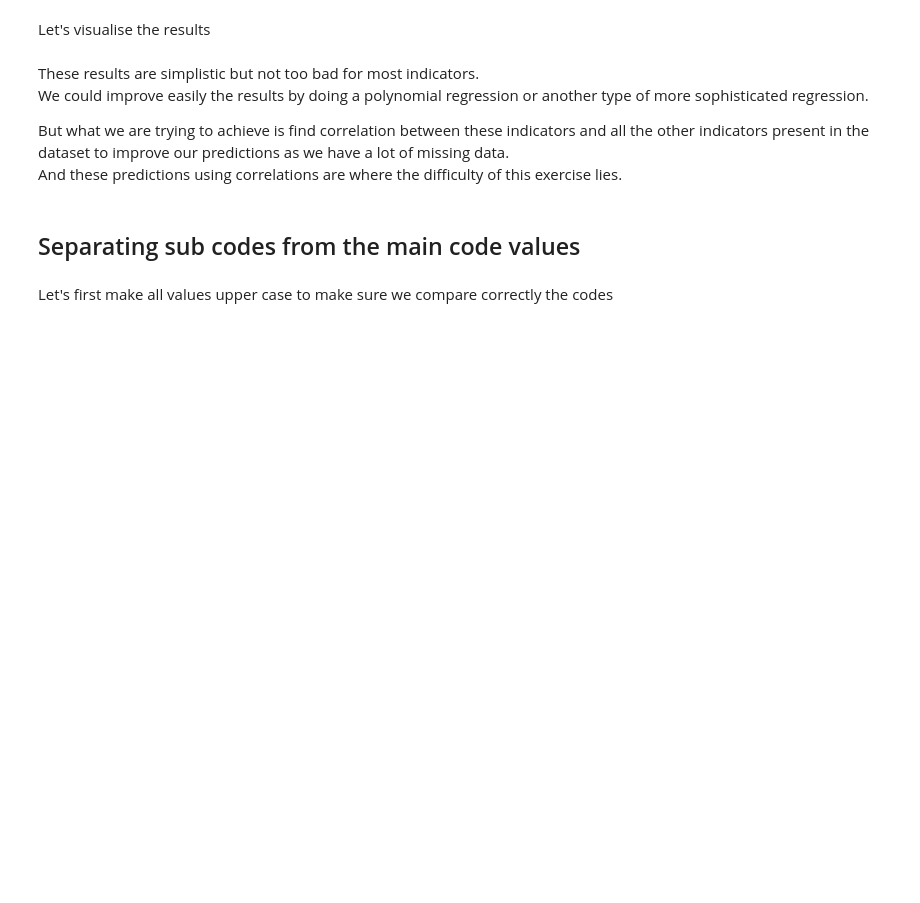
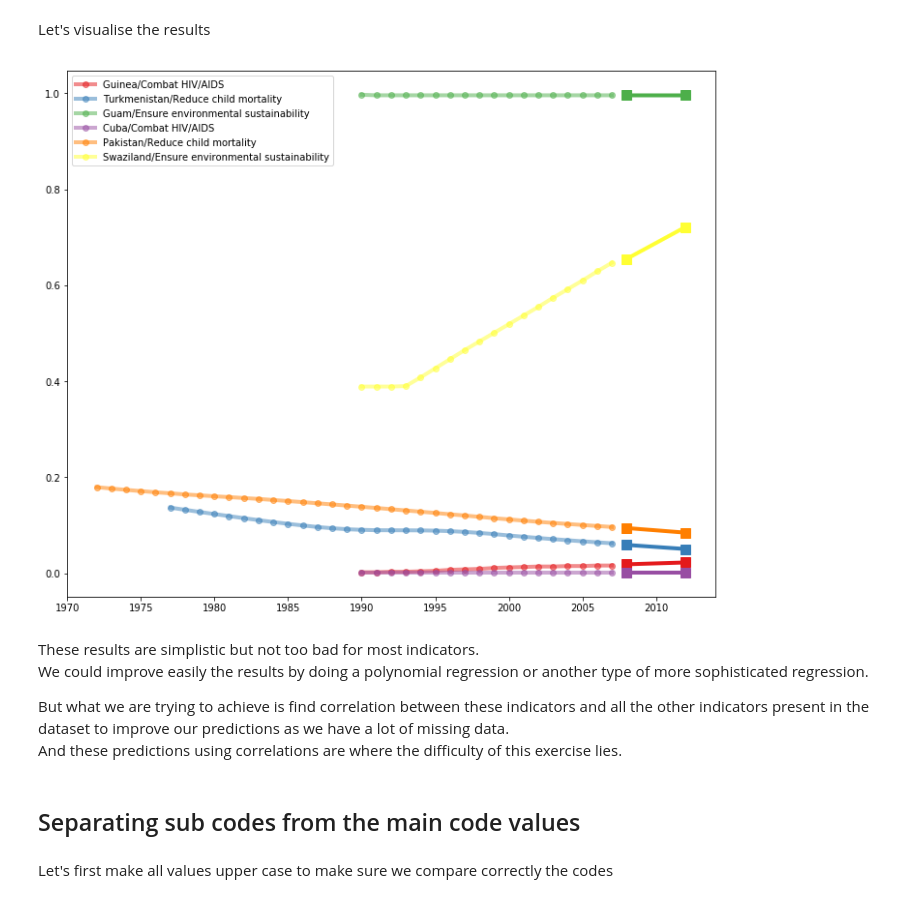
Before and after one commit to machine-learning-study-group/time-series-millenium-goals, a Jupyter notebook: 2-prepare-data.ipynb, the cells around one changed output. Drawn from its saved outputs; the diff is of its cells as text; code cells hidden in the pictures; blank space fills up the shorter version.

```diff
--- a/2-prepare-data.ipynb
+++ b/2-prepare-data.ipynb
@@ -253,6 +262,7 @@ def make_prediction(row):
 
     return pred_2008[0], pred_2012[0]
 # %%
-df_simple_preds = pd.DataFrame(df_submission_in_data.apply(make_prediction, axis=1).tolist(), index=df_submission_in_data.index, columns=['2008','2012'])
+df_simple_preds = pd.DataFrame(df_submission_in_data.apply(make_prediction, axis=1).tolist(), \
+                               index=df_submission_in_data.index, columns=['2008','2012'])
 # %%
 df_simple_preds.head()
@@ -267,7 +284,8 @@ def plot_predictions(df_train, df_pred, nbr_rows):
 
     fig, ax = plt.subplots(figsize=(12,10))
     for i,j in zip(rows_to_plot, range(nbr_rows)):
-        if j >= len(colors): j -= len(colors)
+        if j >= len(colors):
+            j -= len(colors)
         ax.plot(df_train.loc[i, '1972':'2007'].dropna().index.astype(int),
                 df_train.loc[i, '1972':'2007'].dropna().values,
                 label=df_train.loc[i, 'Country_Name']+ '/' + df_train.loc[i, 'Series_Name'],
@@ -285,7 +303,9 @@ def plot_predictions(df_train, df_pred, nbr_rows):
 
     plt.legend(loc=2)
 # %%
-plot_predictions(df_submission_in_data, df_simple_preds, 4)
+plot_predictions(df_submission_in_data, df_simple_preds, 6)
+# %% [output]
+[figure, added]
 # %% [markdown]
 These results are simplistic but not too bad for most indicators.
 We could improve easily the results by doing a polynomial regression or another type of more sophisticated regression.
```
Also changed, not shown: parts of 10 cells of this notebook, 1 other file.
